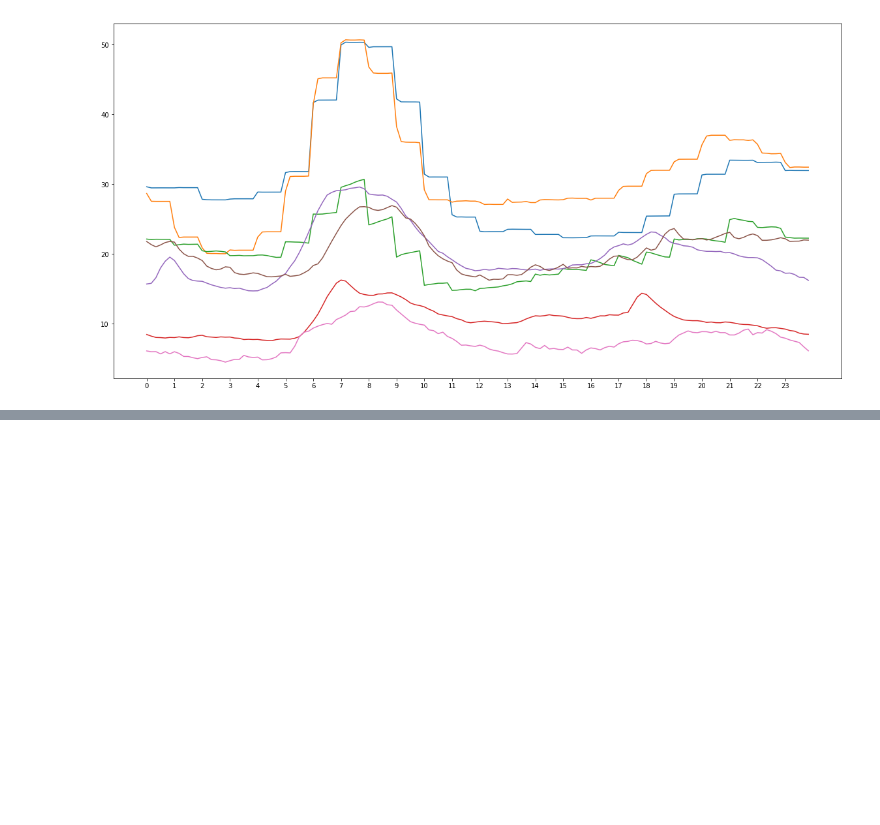
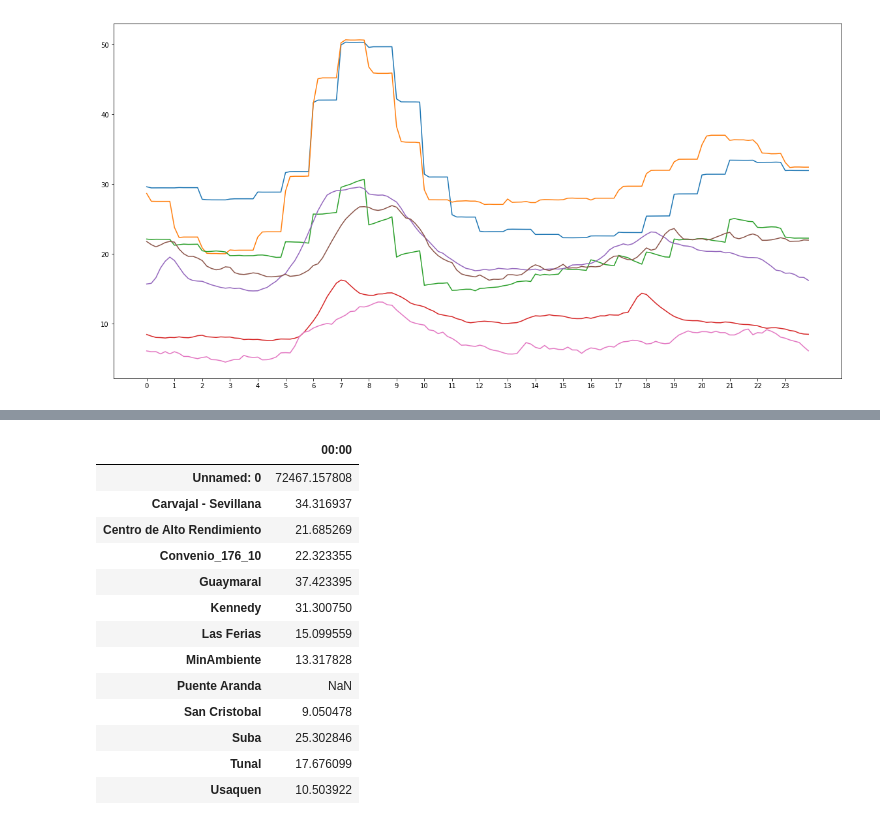
Before and after one commit to saint-germain/ideam, a Jupyter notebook: AOD_PM25/materialparticulado.ipynb, the cells around one changed output, grey strips where cells are left out. Drawn from its saved outputs; the diff is of its cells as text; code cells hidden in the pictures; blank space fills up the shorter version.

```diff
--- a/AOD_PM25/materialparticulado.ipynb
+++ b/AOD_PM25/materialparticulado.ipynb
@@ -94,0 +126,6 @@ NameError: name 'gdates' is not defined
+# %%
+hdates=dfch['Fecha & Hora'].astype('str')
+# %%
+hbli=[i for i,item in enumerate(hdates) if "24:00" in item]
+hgfi=np.in1d(dfch.index,hbli)
+dfgh=dfch[hgfi]
@@ -94,0 +134,2 @@ NameError: name 'gdates' is not defined
+# %%
+dfth=dfgh.mean(axis=0).to_frame()
@@ -94,0 +138,17 @@ NameError: name 'gdates' is not defined
+# %%
+dfth
+# %% [output]
+|  | 00:00 |
+| Unnamed: 0 | 72467.157808 |
+| Carvajal - Sevillana | 34.316937 |
+| Centro de Alto Rendimiento | 21.685269 |
+| Convenio_176_10 | 22.323355 |
+| Guaymaral | 37.423395 |
+| Kennedy | 31.300750 |
+| Las Ferias | 15.099559 |
+| MinAmbiente | 13.317828 |
+| Puente Aranda | NaN |
+| San Cristobal | 9.050478 |
+| Suba | 25.302846 |
+| Tunal | 17.676099 |
+| Usaquen | 10.503922 |
```
Also changed, not shown: parts of 20 cells of this notebook.
